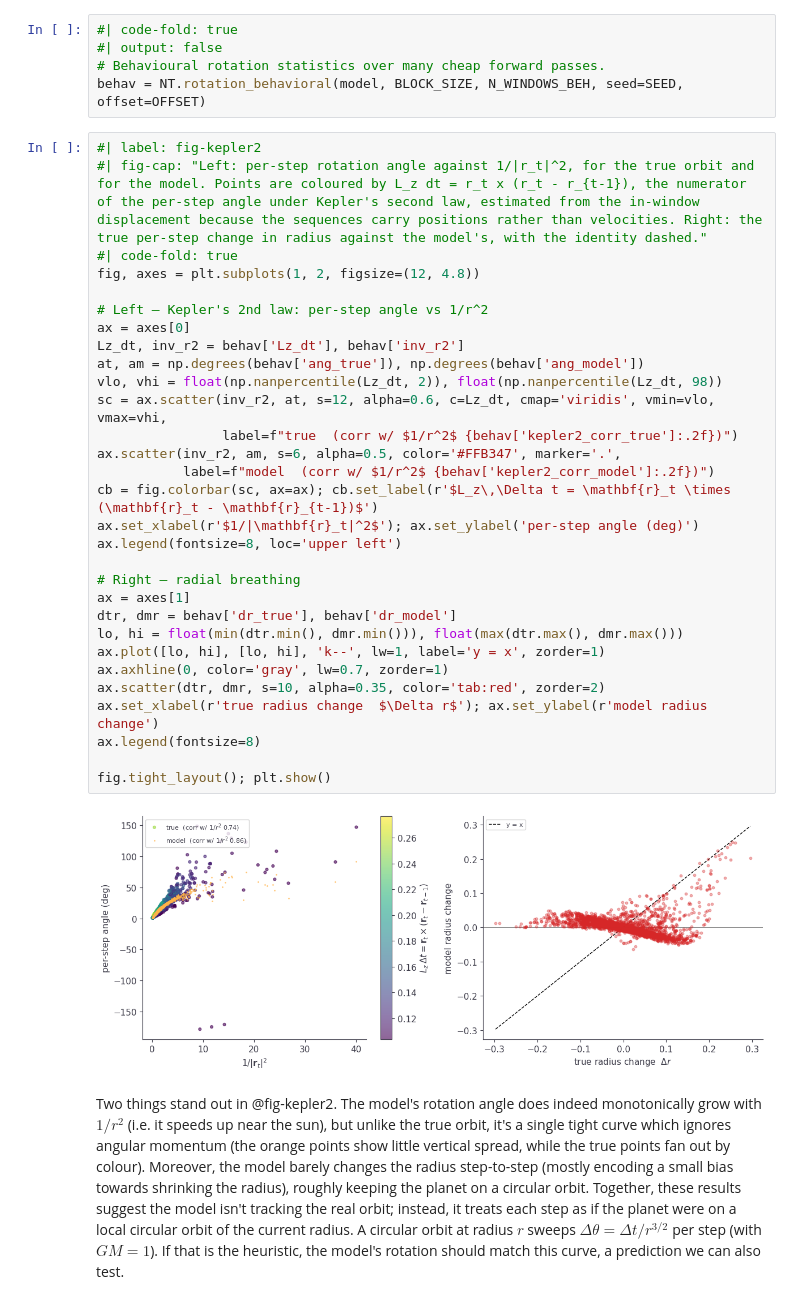
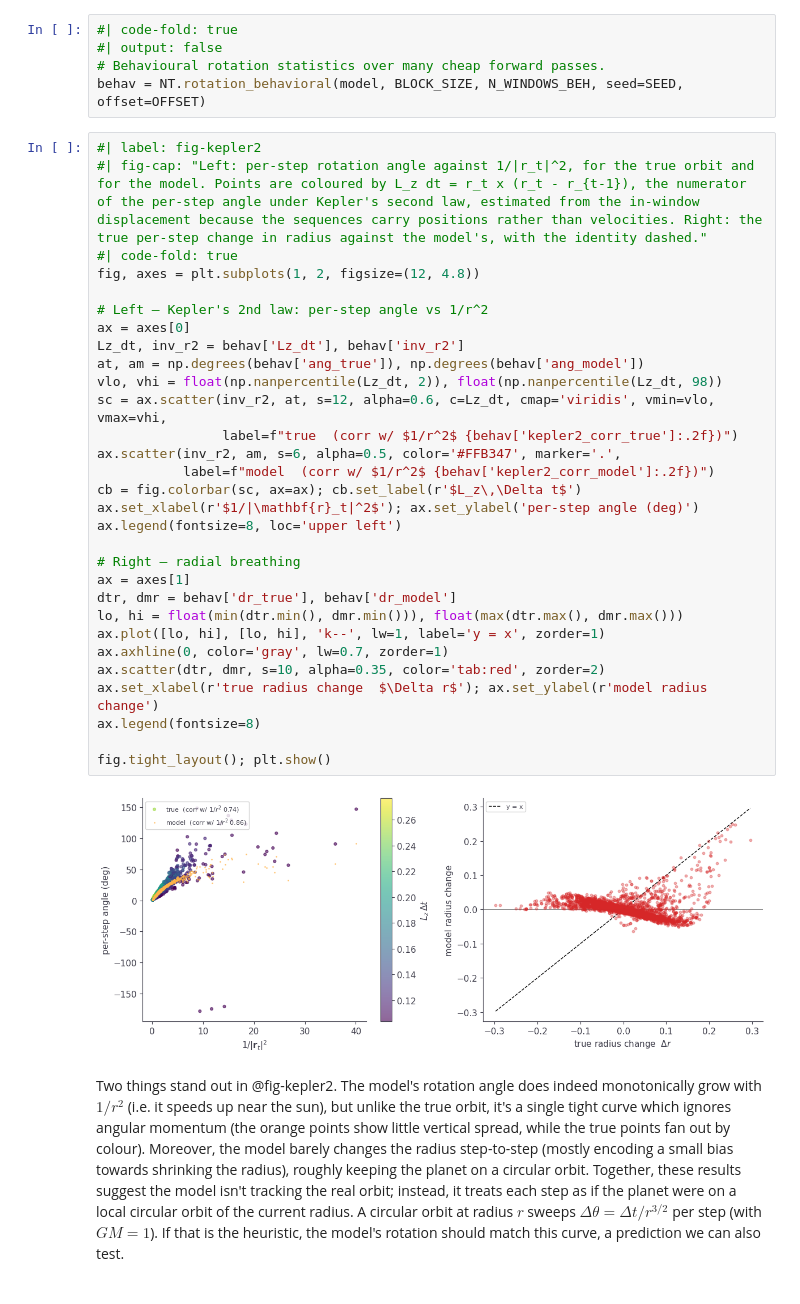
Before and after one commit to Arcadia-Science/world-model-orbits, a Jupyter notebook: index.ipynb, the cells around one changed output. Drawn from its saved outputs; the diff is of its cells as text.

```diff
--- a/index.ipynb
+++ b/index.ipynb
@@ -432,35 +436,35 @@ behav = NT.rotation_behavioral(model, BLOCK_SIZE, N_WINDOWS_BEH, seed=SEED, offs
 # %%
 #| label: fig-kepler2
 #| fig-cap: "Left: per-step rotation angle against 1/|r_t|^2, for the true orbit and for the model. Points are coloured by L_z dt = r_t x (r_t - r_{t-1}), the numerator of the per-step angle under Kepler's second law, estimated from the in-window displacement because the sequences carry positions rather than velocities. Right: the true per-step change in radius against the model's, with the identity dashed."
 #| code-fold: true
 fig, axes = plt.subplots(1, 2, figsize=(12, 4.8))
 
 # Left — Kepler's 2nd law: per-step angle vs 1/r^2
 ax = axes[0]
 Lz_dt, inv_r2 = behav['Lz_dt'], behav['inv_r2']
 at, am = np.degrees(behav['ang_true']), np.degrees(behav['ang_model'])
 vlo, vhi = float(np.nanpercentile(Lz_dt, 2)), float(np.nanpercentile(Lz_dt, 98))
 sc = ax.scatter(inv_r2, at, s=12, alpha=0.6, c=Lz_dt, cmap='viridis', vmin=vlo, vmax=vhi,
                 label=f"true  (corr w/ $1/r^2$ {behav['kepler2_corr_true']:.2f})")
 ax.scatter(inv_r2, am, s=6, alpha=0.5, color='#FFB347', marker='.',
            label=f"model  (corr w/ $1/r^2$ {behav['kepler2_corr_model']:.2f})")
-cb = fig.colorbar(sc, ax=ax); cb.set_label(r'$L_z\,\Delta t = \mathbf{r}_t \times (\mathbf{r}_t - \mathbf{r}_{t-1})$')
+cb = fig.colorbar(sc, ax=ax); cb.set_label(r'$L_z\,\Delta t$')
 ax.set_xlabel(r'$1/|\mathbf{r}_t|^2$'); ax.set_ylabel('per-step angle (deg)')
 ax.legend(fontsize=8, loc='upper left')
 
 # Right — radial breathing
 ax = axes[1]
 dtr, dmr = behav['dr_true'], behav['dr_model']
 lo, hi = float(min(dtr.min(), dmr.min())), float(max(dtr.max(), dmr.max()))
 ax.plot([lo, hi], [lo, hi], 'k--', lw=1, label='y = x', zorder=1)
 ax.axhline(0, color='gray', lw=0.7, zorder=1)
 ax.scatter(dtr, dmr, s=10, alpha=0.35, color='tab:red', zorder=2)
 ax.set_xlabel(r'true radius change  $\Delta r$'); ax.set_ylabel(r'model radius change')
 ax.legend(fontsize=8)
 
 fig.tight_layout(); plt.show()
 # %% [output]
-[figure, old version]
+[figure, new version]
 # %% [markdown]
 Two things stand out in @fig-kepler2. The model's rotation angle does indeed monotonically grow with $1/r^2$ (i.e. it speeds up near the sun), but unlike the true orbit, it's a single tight curve which ignores angular momentum (the orange points show little vertical spread, while the true points fan out by colour). Moreover, the model barely changes the radius step-to-step (mostly encoding a small bias towards shrinking the radius), roughly keeping the planet on a circular orbit. Together, these results suggest the model isn't tracking the real orbit; instead, it treats each step as if the planet were on a local circular orbit of the current radius. A circular orbit at radius $r$ sweeps $\Delta\theta = \Delta t / r^{3/2}$ per step (with $GM=1$). If that is the heuristic, the model's rotation should match this curve, a prediction we can also test.
 # %%
```
Also changed, not shown: parts of 7 cells of this notebook.
